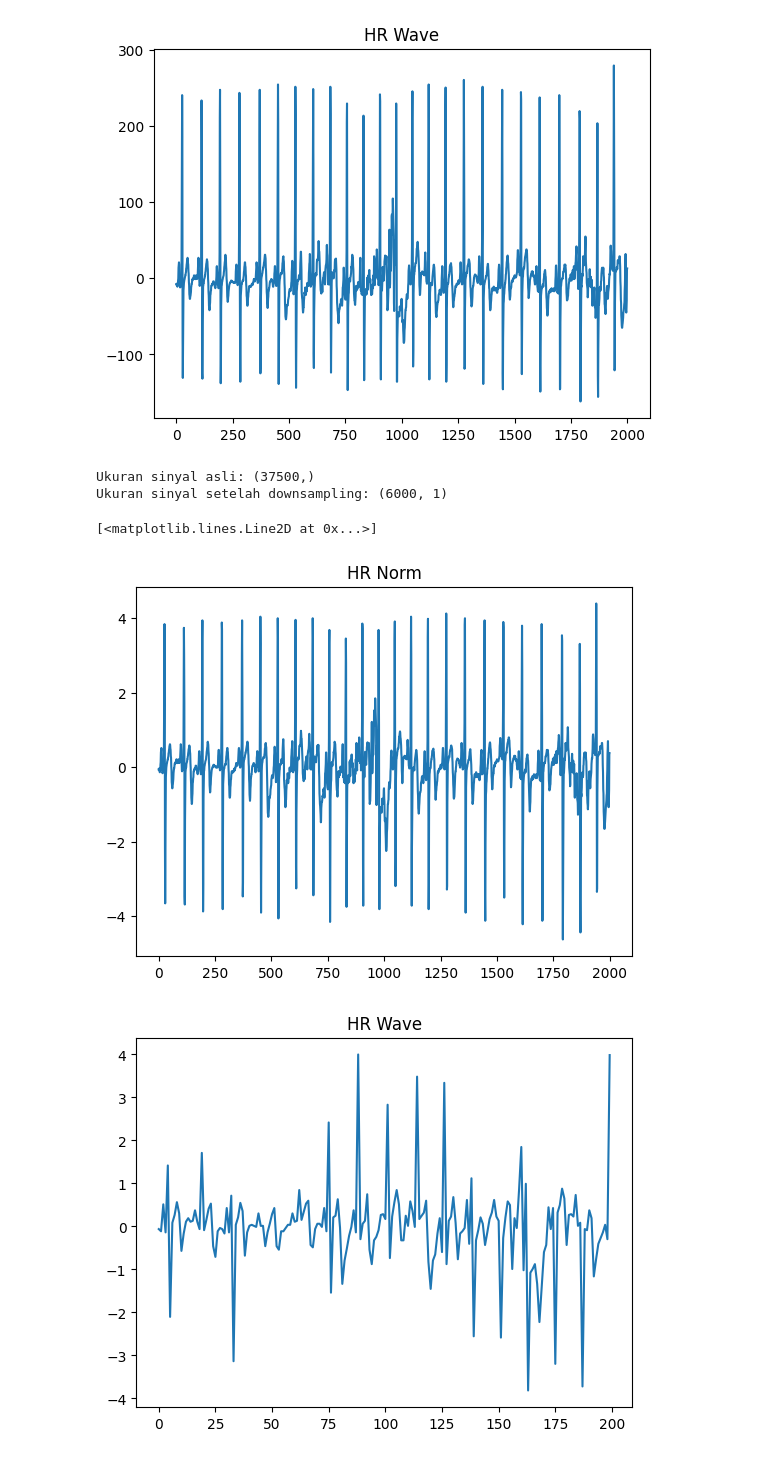
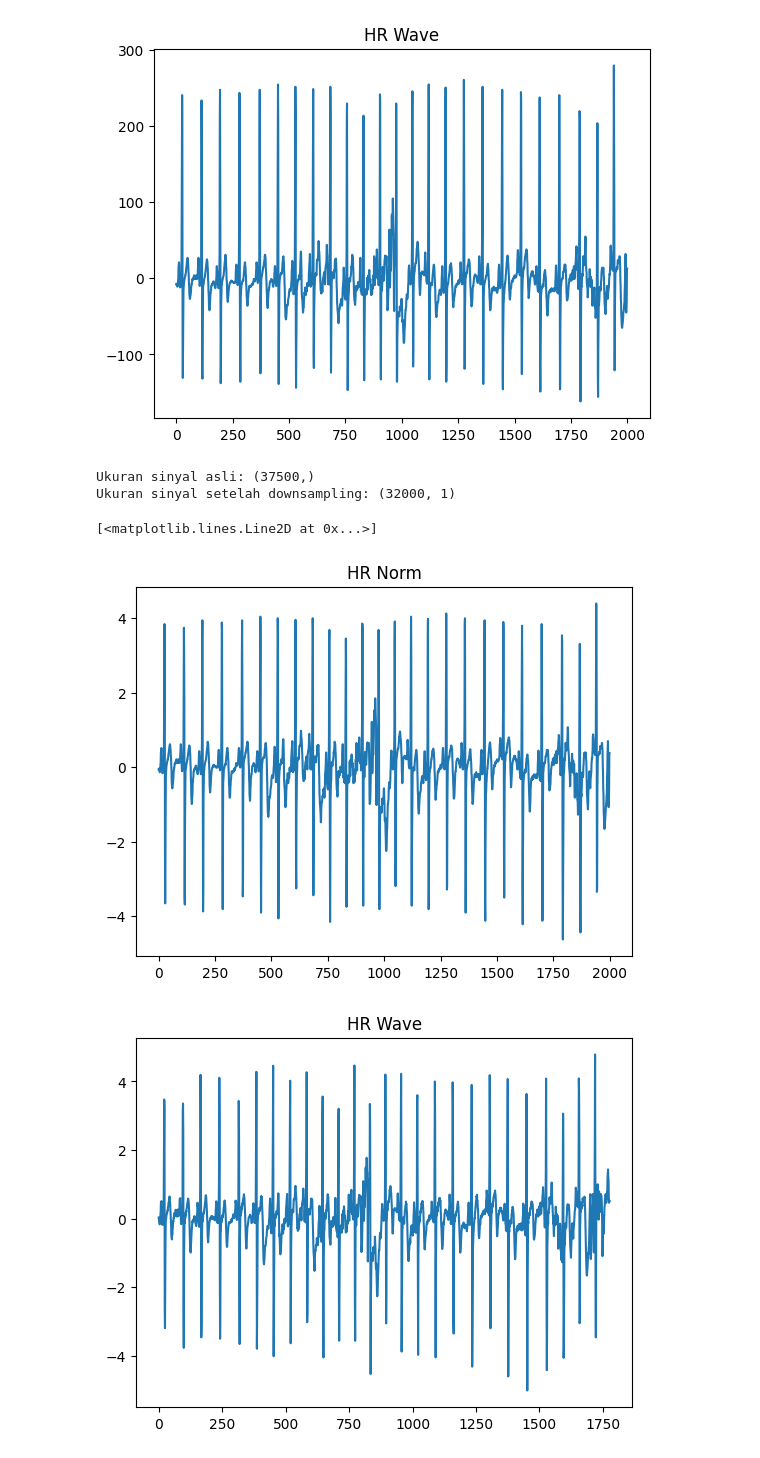
Before and after one commit to vincentiusantu/Read-Dataset-Publik-Radar-FMCW-, a Jupyter notebook: test_downsampling.ipynb, the cells around one changed output. Saved outputs shown, nothing was run; the diff lists cells and outputs as text; code cells hidden in the pictures.

```diff
--- a/test_downsampling.ipynb
+++ b/test_downsampling.ipynb
@@ -30,7 +30,8 @@ def read_raw(filepath):
     raw = [complex(s.replace('i', 'j')) for s in raw]
     return raw
 # %%
-dataset_folder = 'E:\Read-Dataset-Publik-Radar-FMCW-\Children Dataset'
+# dataset_folder = 'E:\Read-Dataset-Publik-Radar-FMCW-\Children Dataset'
+dataset_folder = 'D:\Icen\Bimbingan TA\Read-Dataset-Publik-Radar-FMCW-\Children Dataset\Children Dataset'
 radar_raw_folder = os.path.join(dataset_folder, "FMCW Radar\Rawdata")
 radar_vital_folder = os.path.join(dataset_folder, "FMCW Radar\Heart Rate & Breathing Rate")
 ref_raw_folder = os.path.join(dataset_folder, "Nihon Kohden\Heartbeat & Breathing Waveform")
@@ -121,32 +122,29 @@ plt.plot(hr_target_array[0][:2000],label="HR Wave")
 [figure]
 # %%
 from sklearn.preprocessing import PowerTransformer
+from scipy import signal
+
 pt = PowerTransformer()
 
-# Faktor downsampling
-downsampling_factor = 37500 // 6000  # 37500 / 6000 = 6.25
+hr_norm = pt.fit_transform(hr_target_array[0].reshape(-1, 1))
 
-hr_norm = pt.fit_transform(hr_target_array[0].reshape(-1, 1))
-# Downsampling dengan mengambil setiap sampel ke-n
-hr_downsampled_signal = hr_norm[::downsampling_factor]
+hr_downsampled_signal = signal.resample(hr_norm, 32000)
 
-# Pastikan ukuran sinyal hasil downsampling adalah (6000, 1)
-hr_downsampled_signal = hr_downsampled_signal[:6000]
 
 print("Ukuran sinyal asli:", hr_target_array[0].shape)
 print("Ukuran sinyal setelah downsampling:", hr_downsampled_signal.shape)
 # %% [output]
 Ukuran sinyal asli: (37500,)
-Ukuran sinyal setelah downsampling: (6000, 1)
+Ukuran sinyal setelah downsampling: (32000, 1)
 # %%
 plt.figure(1)
 plt.title("HR Norm")
 plt.plot(hr_norm[:2000],label="HR Wave")
 plt.figure(2)
 plt.title("HR Wave")
-plt.plot(hr_downsampled_signal[:200],label="HR Wave")
+plt.plot(hr_downsampled_signal[:1777],label="HR Wave")
 # %% [output]
 [<matplotlib.lines.Line2D at 0x...>]
 [figure]
-[figure, old version]
+[figure, new version]
 # %%
```
Also changed, not shown: parts of 7 cells of this notebook, 2 other files.
